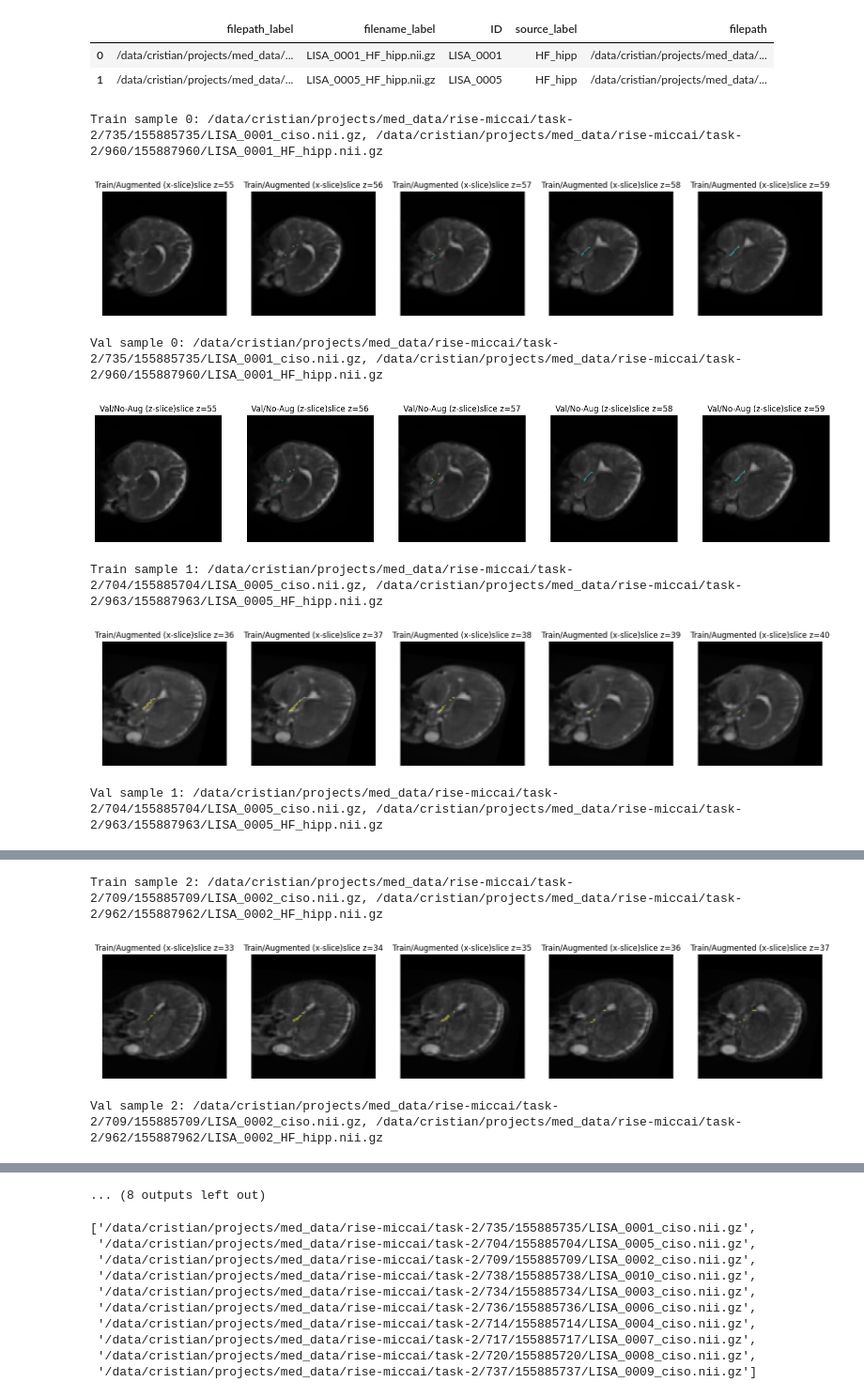
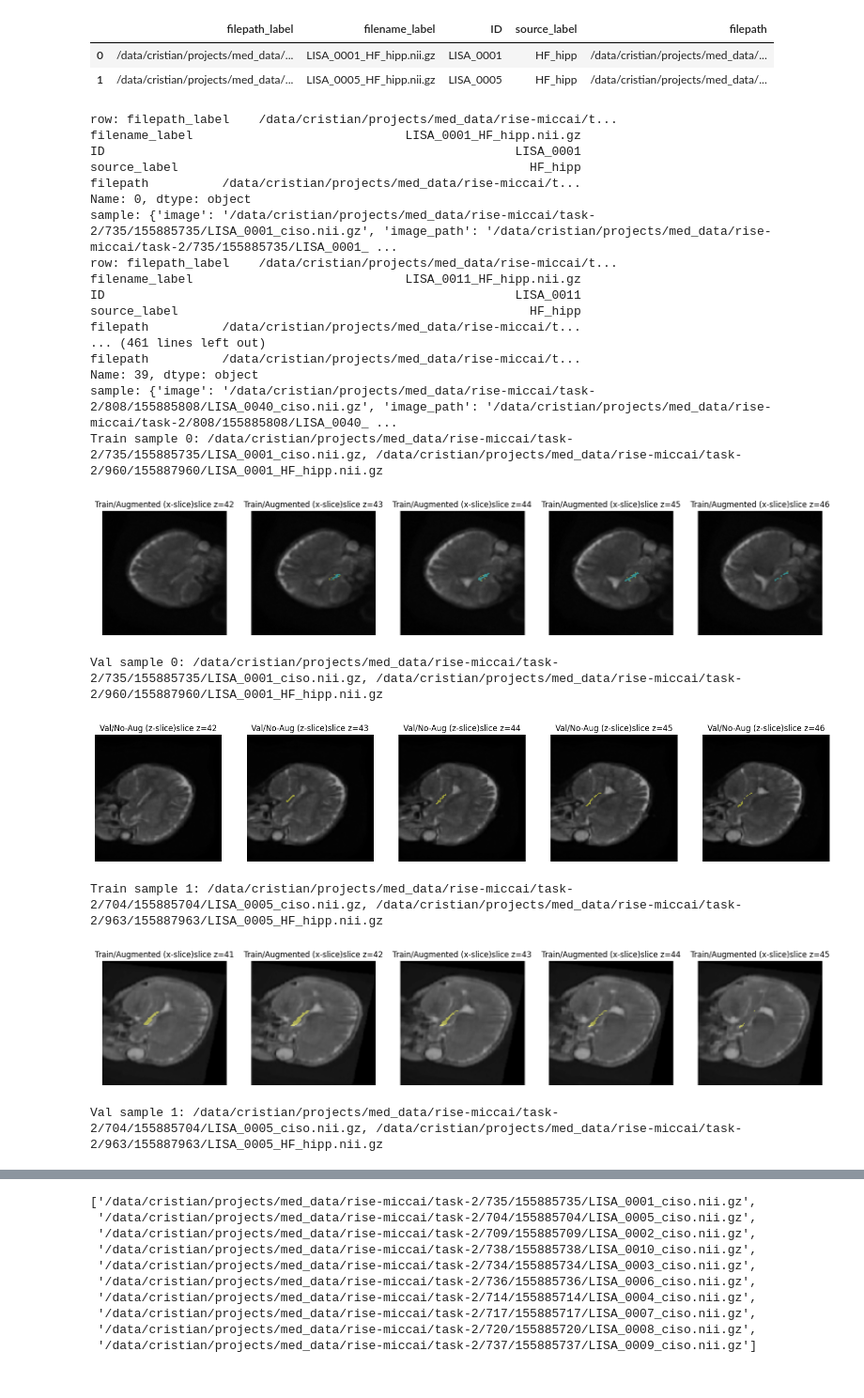
Before and after one commit to CristianLazoQuispe/rise-miccai-challenge2025, a Jupyter notebook: codes/6.Dataset.ipynb, the cells around one changed output, grey strips where cells are left out. Shown at 94% size. Cells and saved outputs as stored; diff of their text form; code cells hidden in the pictures.

```diff
--- a/codes/6.Dataset.ipynb
+++ b/codes/6.Dataset.ipynb
@@ -216,6 +223,7 @@ class MRIDataset3D(Dataset):
 
     def __getitem__(self, idx: int) -> Dict[str, Any]:
         row = self.df.iloc[idx]
+        #print("row:",row )
         img_path = row["filepath"]
         sample: Dict[str, Any] = {"image": img_path, "image_path": img_path}
 
@@ -224,14 +232,15 @@ class MRIDataset3D(Dataset):
             sample["label"] = lab_path
             sample["label_path"] = lab_path
         else:
-            sample["label_path"] = None
+            sample["label_path"] = ""
 
+        #print("sample:",sample )
         if self.transform is not None:
             # MONAI-style: transform loads and returns tensors/MetaTensors
             out = self.transform(sample)
             # ensure the meta paths stay available
             out.setdefault("image_path", img_path)
-            out.setdefault("label_path", sample.get("label_path", None))
+            out.setdefault("label_path", sample.get("label_path", ""))
             return out
 
         # Fallback path: no transform -> direct nibabel load
@@ -260,5 +269,7 @@ def df_to_list(df, is_test=False):
 #train_ds = Dataset(train_data, transform=get_train_transforms(augment=True))
 #val_ds   = Dataset(train_data, transform=get_val_transforms())  # para demo uso el mismo df
 
-train_ds = MRIDataset3D(df, is_train=True,  transform=get_train_transforms(augment=False))
+train_ds = MRIDataset3D(df, is_train=True,  transform=get_train_transforms(augment=True))
 val_ds   = MRIDataset3D(df, is_train=True,  transform=get_val_transforms())
+train_loader = DataLoader(train_ds, batch_size=10, shuffle=False, num_workers=2, pin_memory=True)
+val_loader   = DataLoader(val_ds,   batch_size=10, shuffle=False, num_workers=2, pin_memory=True)
@@ -268,37 +276,53 @@ val_loader   = DataLoader(val_ds,   batch_size=10, shuffle=False, num_workers=2,
 # %%
 # Visualizar un batch "tal cual" pasa por las transforms
 batch = next(iter(train_loader))
 batch_val = next(iter(val_loader))
-for i in range(5):
+for i in range(2):
 
   img = batch["image"][i].as_tensor().cpu().numpy()[0]     # (D,H,W)
   lab = batch["label"][i].as_tensor().cpu().numpy()[0]     # (D,H,W)
   img_v = batch_val["image"][i].as_tensor().cpu().numpy()[0]
   lab_v = batch_val["label"][i].as_tensor().cpu().numpy()[0]
 
   image_path = batch["image_path"][i]
   label_path = batch["label_path"][i]
   print(f"Train sample {i}: {image_path}, {label_path}")
   fig, axes = plt.subplots(1, 5, figsize=(20, 10))
   axes = axes.ravel()
   idx = show_triptych(img_v, mask3d=lab_v, axis="z", title=f"Val/No-Aug (z-slice)", ax=axes[0])
   #idx = show_triptych(img, mask3d=lab, axis="z", title=f"Train/Augmented (x-slice)", ax=axes[0])
   for cnt,idx_ in enumerate(range(idx-2,idx+3)):
     show_triptych(img, mask3d=lab, axis="z", title=f"Train/Augmented (x-slice)", idx=idx_, ax=axes[cnt])
   plt.show()
   image_path = batch_val["image_path"][i]
   label_path = batch_val["label_path"][i]
   print(f"Val sample {i}: {image_path}, {label_path}")
   fig, axes = plt.subplots(1, 5, figsize=(20, 10))
   axes = axes.ravel()
   for cnt,idx_ in enumerate(range(idx-2,idx+3)):
     show_triptych(img_v, mask3d=lab_v, axis="z", title=f"Val/No-Aug (z-slice)",idx=idx_, ax=axes[cnt])
   plt.show()
 # %% [output]
+row: filepath_label    /data/cristian/projects/med_data/rise-miccai/t...
+filename_label                             LISA_0001_HF_hipp.nii.gz
+ID                                                        LISA_0001
+source_label                                                HF_hipp
+filepath          /data/cristian/projects/med_data/rise-miccai/t...
+Name: 0, dtype: object
+sample: {'image': '/data/cristian/projects/med_data/rise-miccai/task-2/735/155885735/LISA_0001_ciso.nii.gz', 'image_path': '/data/cristian/projects/med_data/rise-miccai/task-2/735/155885735/LISA_0001_ ...
+row: filepath_label    /data/cristian/projects/med_data/rise-miccai/t...
+filename_label                             LISA_0011_HF_hipp.nii.gz
+ID                                                        LISA_0011
+source_label                                                HF_hipp
+filepath          /data/cristian/projects/med_data/rise-miccai/t...
+... (461 lines left out)
+filepath          /data/cristian/projects/med_data/rise-miccai/t...
+Name: 39, dtype: object
+sample: {'image': '/data/cristian/projects/med_data/rise-miccai/task-2/808/155885808/LISA_0040_ciso.nii.gz', 'image_path': '/data/cristian/projects/med_data/rise-miccai/task-2/808/155885808/LISA_0040_ ...
 Train sample 0: /data/cristian/projects/med_data/rise-miccai/task-2/735/155885735/LISA_0001_ciso.nii.gz, /data/cristian/projects/med_data/rise-miccai/task-2/960/155887960/LISA_0001_HF_hipp.nii.gz
-[figure, old version]
+[figure, new version]
 Val sample 0: /data/cristian/projects/med_data/rise-miccai/task-2/735/155885735/LISA_0001_ciso.nii.gz, /data/cristian/projects/med_data/rise-miccai/task-2/960/155887960/LISA_0001_HF_hipp.nii.gz
-[figure, old version]
+[figure, new version]
 Train sample 1: /data/cristian/projects/med_data/rise-miccai/task-2/704/155885704/LISA_0005_ciso.nii.gz, /data/cristian/projects/med_data/rise-miccai/task-2/963/155887963/LISA_0005_HF_hipp.nii.gz
-[figure, old version]
+[figure, new version]
 Val sample 1: /data/cristian/projects/med_data/rise-miccai/task-2/704/155885704/LISA_0005_ciso.nii.gz, /data/cristian/projects/med_data/rise-miccai/task-2/963/155887963/LISA_0005_HF_hipp.nii.gz
@@ -306,3 +329,0 @@ Val sample 1: /data/cristian/projects/med_data/rise-miccai/task-2/704/155885704/
-Train sample 2: /data/cristian/projects/med_data/rise-miccai/task-2/709/155885709/LISA_0002_ciso.nii.gz, /data/cristian/projects/med_data/rise-miccai/task-2/962/155887962/LISA_0002_HF_hipp.nii.gz
-[figure, removed]
-Val sample 2: /data/cristian/projects/med_data/rise-miccai/task-2/709/155885709/LISA_0002_ciso.nii.gz, /data/cristian/projects/med_data/rise-miccai/task-2/962/155887962/LISA_0002_HF_hipp.nii.gz
@@ -310,4 +330,3 @@ Val sample 2: /data/cristian/projects/med_data/rise-miccai/task-2/709/155885709/
-... (8 outputs left out)
 # %%
 batch_val["image_path"]
 # %% [output]
```
Also changed, not shown: parts of 12 cells of this notebook, 4 other files.
